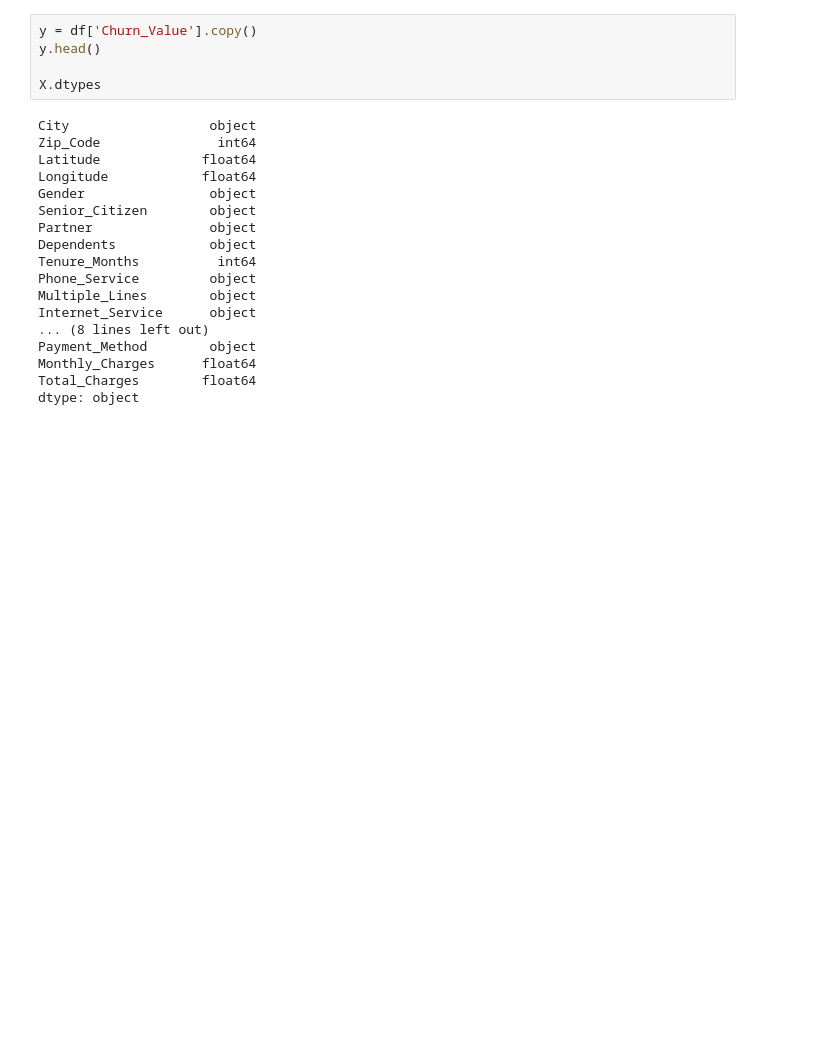
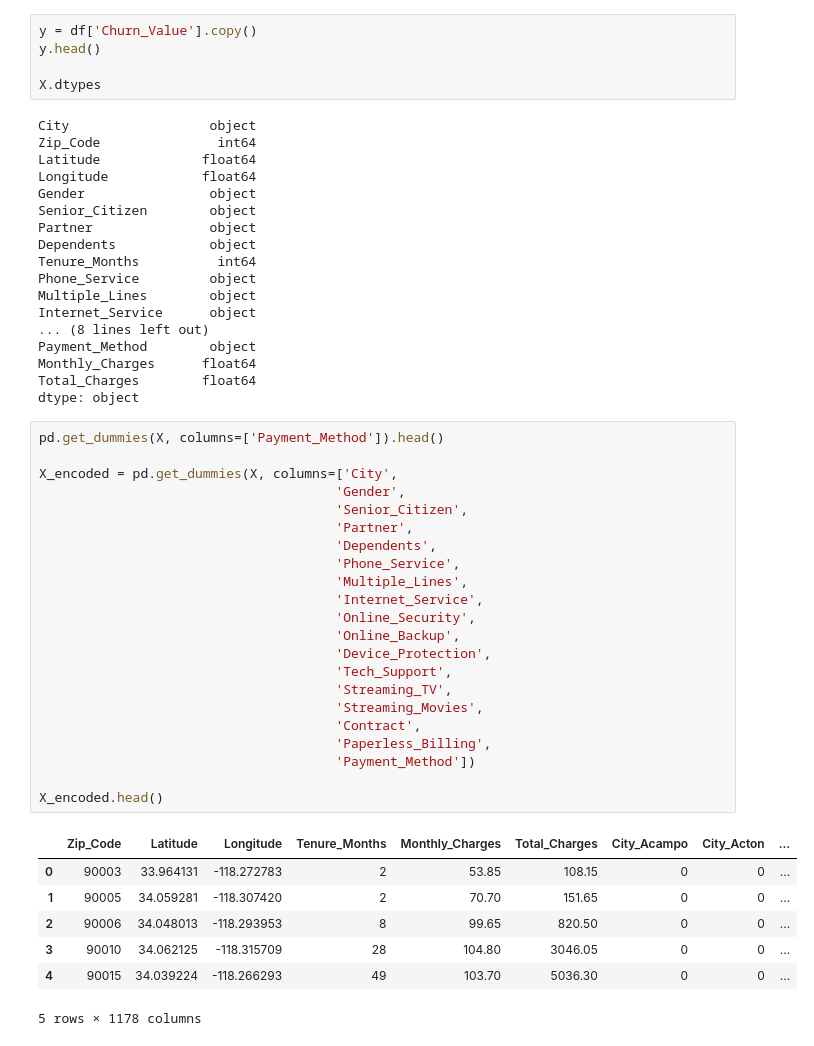
Before and after one commit to jahmezz/Statquest-follow, a Jupyter notebook: XGBoost.ipynb, the cells around one changed output. Cells and saved outputs as stored; diff of their text form; blank space fills up the shorter version.

```diff
--- a/XGBoost.ipynb
+++ b/XGBoost.ipynb
@@ -175,3 +175,33 @@ Payment_Method        object
 Monthly_Charges      float64
 Total_Charges        float64
 dtype: object
+# %%
+pd.get_dummies(X, columns=['Payment_Method']).head()
+
+X_encoded = pd.get_dummies(X, columns=['City',
+                                      'Gender',
+                                      'Senior_Citizen',
+                                      'Partner',
+                                      'Dependents',
+                                      'Phone_Service',
+                                      'Multiple_Lines',
+                                      'Internet_Service',
+                                      'Online_Security',
+                                      'Online_Backup',
+                                      'Device_Protection',
+                                      'Tech_Support',
+                                      'Streaming_TV',
+                                      'Streaming_Movies',
+                                      'Contract',
+                                      'Paperless_Billing',
+                                      'Payment_Method'])
+
+X_encoded.head()
+# %% [output]
+|  | Zip_Code | Latitude | Longitude | Tenure_Months | Monthly_Charges | Total_Charges | City_Acampo | City_Acton | ... |
+| 0 | 90003 | 33.964131 | -118.272783 | 2 | 53.85 | 108.15 | 0 | 0 | ... |
+| 1 | 90005 | 34.059281 | -118.307420 | 2 | 70.70 | 151.65 | 0 | 0 | ... |
+| 2 | 90006 | 34.048013 | -118.293953 | 8 | 99.65 | 820.50 | 0 | 0 | ... |
+| 3 | 90010 | 34.062125 | -118.315709 | 28 | 104.80 | 3046.05 | 0 | 0 | ... |
+| 4 | 90015 | 34.039224 | -118.266293 | 49 | 103.70 | 5036.30 | 0 | 0 | ... |
+5 rows × 1178 columns
```
Also changed, not shown: parts of 8 cells of this notebook.
